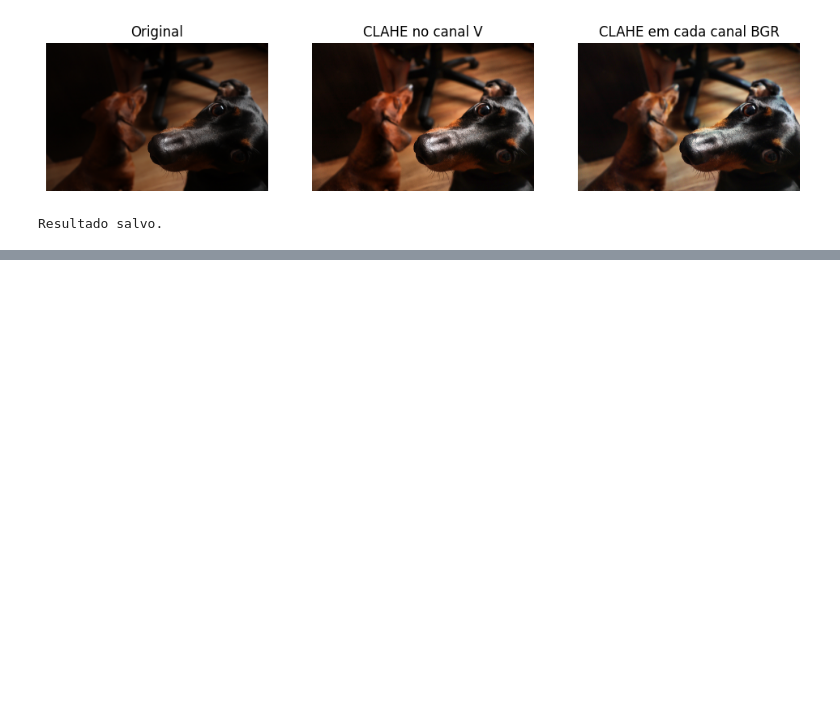
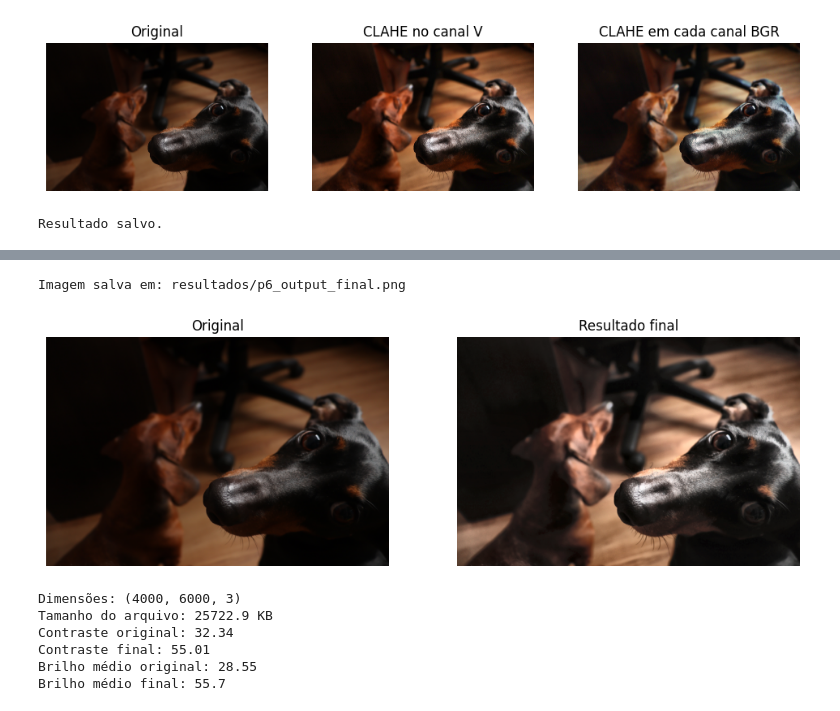
Before and after one commit to LeideMarina18/CRIAR_FOTOGRAFIA_COMPUTACIONAL_2026, a Jupyter notebook: atividade_01.ipynb, the cells around one changed output, grey strips where cells are left out. Drawn from its saved outputs; the diff is of its cells as text; code cells hidden in the pictures; blank space fills up the shorter version.

```diff
--- a/atividade_01.ipynb
+++ b/atividade_01.ipynb
@@ -399,0 +406,73 @@ Resultado salvo.
+# %%
+def pipeline_fotografia(imagem_bgr):
+    """Recebe uma imagem BGR uint8 e retorna a versão final processada."""
+    resultado = imagem_bgr.copy()
+
+    # TODO 6.1 — etapa 1: redução de ruído
+    # Usa filtro bilateral para reduzir ruído e preservar as bordas.
+    lab = cv2.cvtColor(resultado, cv2.COLOR_BGR2LAB)
+    L, a, b = cv2.split(lab)
+    L = cv2.bilateralFilter(L, 5, 50, 50)
+
+    # TODO 6.2 — etapa 2: melhoria do contraste
+    # CLAHE melhora os detalhes, principalmente nas áreas escuras.
+    clahe = cv2.createCLAHE(clipLimit=3.0, tileGridSize=(8, 8))
+    L = clahe.apply(L)
+
+    resultado = cv2.cvtColor(
+        cv2.merge([L, a, b]),
+        cv2.COLOR_LAB2BGR
+    )
+
+    # TODO 6.3 — etapa 3: aumento de nitidez
+    # Reforça as bordas e detalhes da imagem.
+    borrada = cv2.GaussianBlur(resultado, (0, 0), 1)
+    resultado = cv2.addWeighted(resultado, 1.5, borrada, -0.5, 0)
+
+    return resultado
+
+
+# TODO 6.4 — execute, cronometre opcionalmente e salve a saída final
+imagem_final = pipeline_fotografia(cv_image)
+
+output_path = OUT_FOLDER / "p6_output_final.png"
+cv2.imwrite(str(output_path), imagem_final)
+
+print("Imagem salva em:", output_path)
+
+
+# TODO 6.5 — apresente original e final lado a lado, na mesma escala
+plt.figure(figsize=(12, 5))
+
+plt.subplot(1, 2, 1)
+plt.imshow(cv2.cvtColor(cv_image, cv2.COLOR_BGR2RGB))
+plt.title("Original")
+plt.axis("off")
+
+plt.subplot(1, 2, 2)
+plt.imshow(cv2.cvtColor(imagem_final, cv2.COLOR_BGR2RGB))
+plt.title("Resultado final")
+plt.axis("off")
+
+plt.show()
+
+
+# TODO 6.6 — informe dimensões, tamanho do arquivo final e métricas aplicáveis
+cinza_original = cv2.cvtColor(cv_image, cv2.COLOR_BGR2GRAY)
+cinza_final = cv2.cvtColor(imagem_final, cv2.COLOR_BGR2GRAY)
+
+print("Dimensões:", imagem_final.shape)
+print("Tamanho do arquivo:", round(output_path.stat().st_size / 1024, 1), "KB")
+print("Contraste original:", round(cinza_original.std(), 2))
+print("Contraste final:", round(cinza_final.std(), 2))
+print("Brilho médio original:", round(cinza_original.mean(), 2))
+print("Brilho médio final:", round(cinza_final.mean(), 2))
+# %% [output]
+Imagem salva em: resultados/p6_output_final.png
+[figure, added]
+Dimensões: (4000, 6000, 3)
+Tamanho do arquivo: 25722.9 KB
+Contraste original: 32.34
+Contraste final: 55.01
+Brilho médio original: 28.55
+Brilho médio final: 55.7
```
Also changed, not shown: parts of 2 cells of this notebook.
